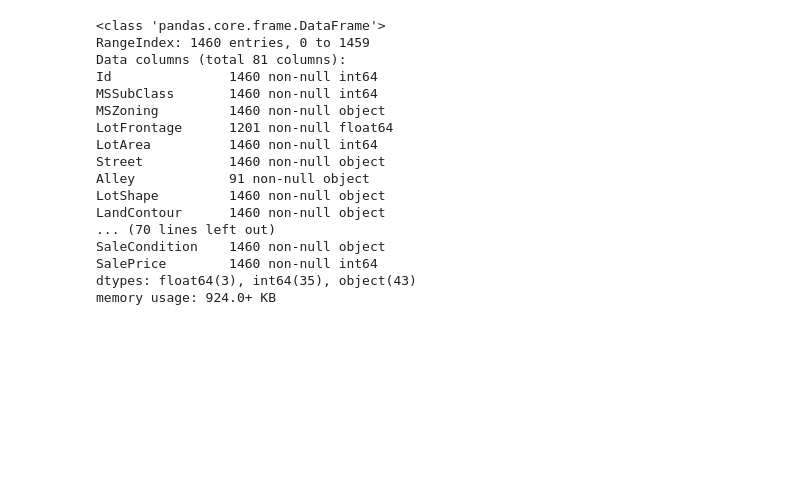
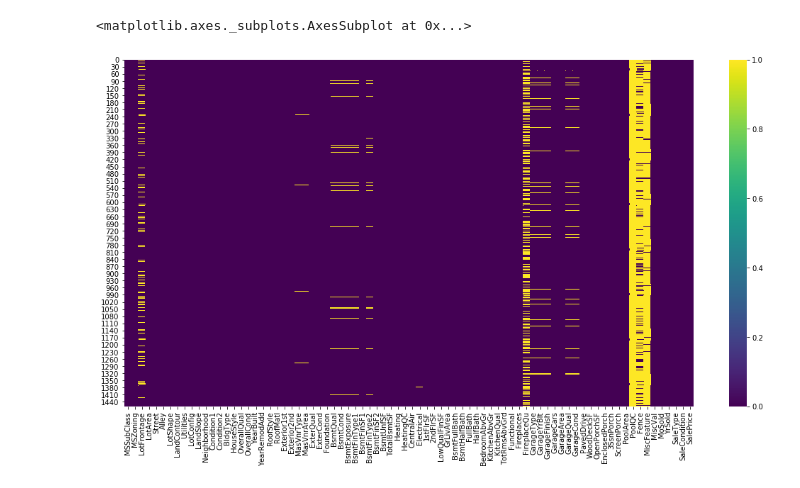
Before and after one commit to shaz13/Kaggle-Competitions, a Jupyter notebook: House Prices/House Price Predictions.ipynb, the cells around one changed output. Cells and saved outputs as stored; diff of their text form; code cells hidden in the pictures; blank space fills up the shorter version.

```diff
--- a/House Prices/House Price Predictions.ipynb
+++ b/House Prices/House Price Predictions.ipynb
@@ -25,20 +64,7 @@ df.head(10)
-# %%
-df.info()
-# %% [output]
-<class 'pandas.core.frame.DataFrame'>
-RangeIndex: 1460 entries, 0 to 1459
-Data columns (total 81 columns):
-Id               1460 non-null int64
-MSSubClass       1460 non-null int64
-MSZoning         1460 non-null object
-LotFrontage      1201 non-null float64
-LotArea          1460 non-null int64
-Street           1460 non-null object
-Alley            91 non-null object
-LotShape         1460 non-null object
-LandContour      1460 non-null object
-... (70 lines left out)
-SaleCondition    1460 non-null object
-SalePrice        1460 non-null int64
-dtypes: float64(3), int64(35), object(43)
-memory usage: 924.0+ KB
+# %%
+df['Alley'] = df['Alley'].apply(isPave)
+# %%
+sns.heatmap(df.isnull(), cmap='viridis')
+# %% [output]
+<matplotlib.axes._subplots.AxesSubplot at 0x...>
+[figure, added]
```
Also changed, not shown: parts of 10 cells of this notebook, 1 other file.
